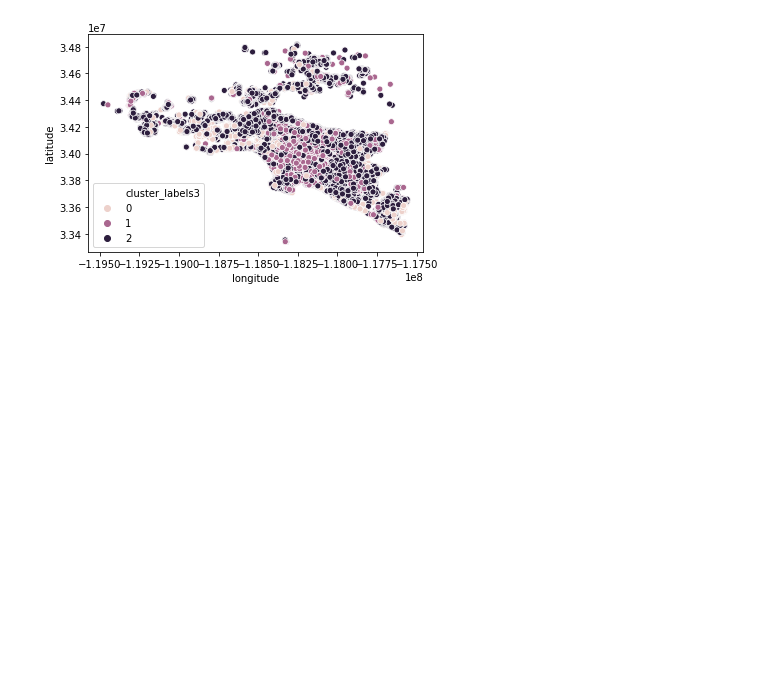
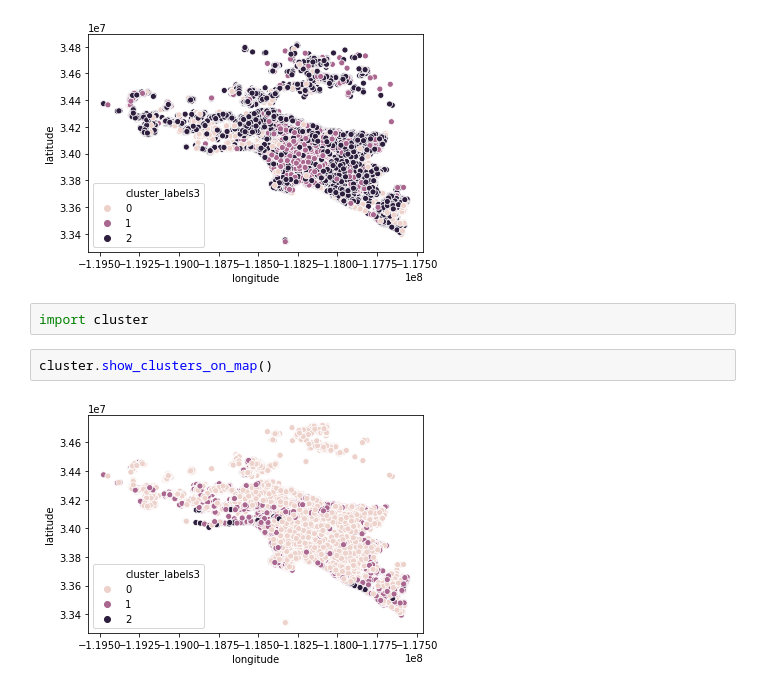
Before and after one commit to LambDom/Zillow-logerror, a Jupyter notebook: clustering.ipynb, the cells around one changed output. Drawn from its saved outputs; the diff is of its cells as text; blank space fills up the shorter version.

Commit message:
cluster module has a function that shows the clusters on the map

```diff
--- a/clustering.ipynb
+++ b/clustering.ipynb
@@ -147,3 +147,9 @@ sns.scatterplot(data=standard_train, x='longitude', y='latitude', hue='cluster_l
 # %% [output]
 <matplotlib.axes._subplots.AxesSubplot at 0x...>
 [figure]
+# %%
+import cluster
+# %%
+cluster.show_clusters_on_map()
+# %% [output]
+[figure, added]
```
Also changed, not shown: parts of 4 cells of this notebook, 1 other file.
